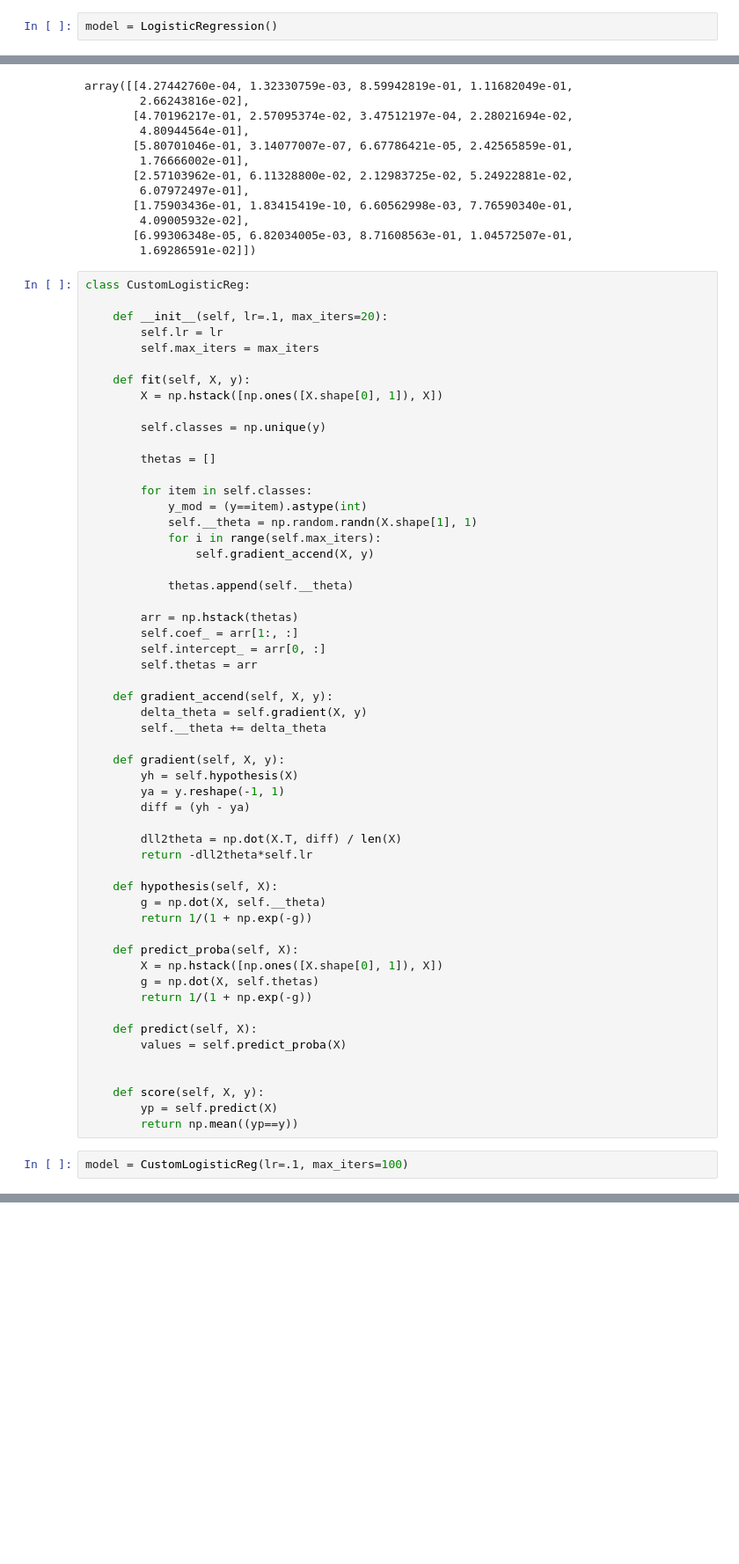
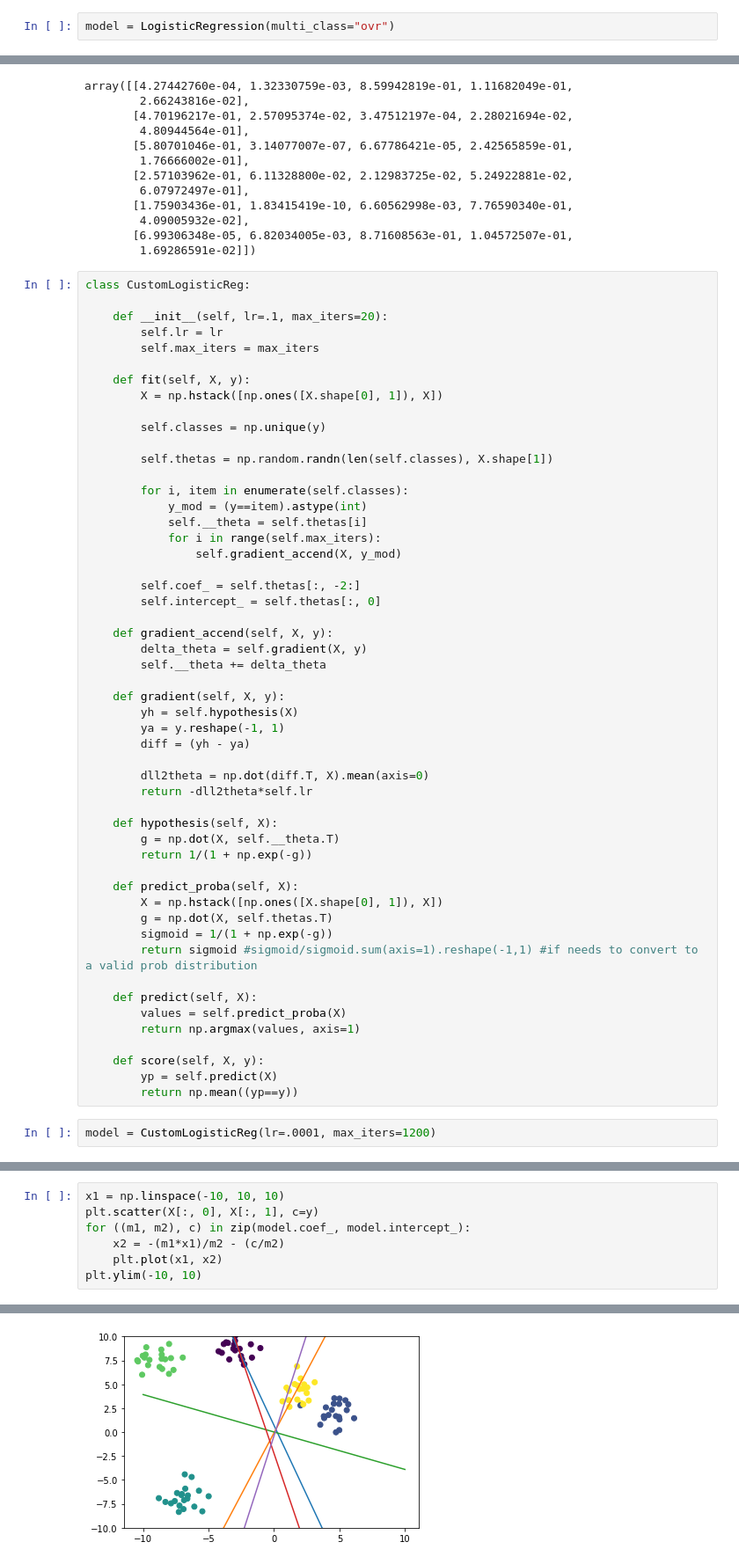
Before and after one commit to coding-blocks-archives/Data-Noida-2020-Jan, a Jupyter notebook: lecture_13/logistic impl multi.ipynb, the cells around one changed output, grey strips where cells are left out. Shown: that part at 88% size. Cells and saved outputs as stored; diff of their text form; blank space fills up the shorter version.

Commit message:
updated multiclass-logistic-regression notebook (#2)
* updated multiclass-logistic-regression

* Add files via upload

* Add files via upload

```diff
--- a/lecture_13/logistic impl multi.ipynb
+++ b/lecture_13/logistic impl multi.ipynb
@@ -17,7 +17,7 @@ X.shape
 # %%
 from sklearn.linear_model import LogisticRegression
 # %%
-model = LogisticRegression()
+model = LogisticRegression(multi_class="ovr")
 # %%
 model.fit(X, y)
 # %% [output]
@@ -64,20 +64,16 @@ class CustomLogisticReg:
 
         self.classes = np.unique(y)
 
-        thetas = []
+        self.thetas = np.random.randn(len(self.classes), X.shape[1])
 
-        for item in self.classes:
+        for i, item in enumerate(self.classes):
             y_mod = (y==item).astype(int)
-            self.__theta = np.random.randn(X.shape[1], 1)
+            self.__theta = self.thetas[i]
             for i in range(self.max_iters):
-                self.gradient_accend(X, y)
+                self.gradient_accend(X, y_mod)
 
-            thetas.append(self.__theta)
-
-        arr = np.hstack(thetas)
-        self.coef_ = arr[1:, :]
-        self.intercept_ = arr[0, :]
-        self.thetas = arr
+        self.coef_ = self.thetas[:, -2:]
+        self.intercept_ = self.thetas[:, 0]
 
     def gradient_accend(self, X, y):
         delta_theta = self.gradient(X, y)
@@ -88,26 +84,27 @@ class CustomLogisticReg:
         ya = y.reshape(-1, 1)
         diff = (yh - ya)
 
-        dll2theta = np.dot(X.T, diff) / len(X)
+        dll2theta = np.dot(diff.T, X).mean(axis=0)
         return -dll2theta*self.lr
 
     def hypothesis(self, X):
-        g = np.dot(X, self.__theta)
+        g = np.dot(X, self.__theta.T)
         return 1/(1 + np.exp(-g))
 
     def predict_proba(self, X):
         X = np.hstack([np.ones([X.shape[0], 1]), X])
-        g = np.dot(X, self.thetas)
-        return 1/(1 + np.exp(-g))
+        g = np.dot(X, self.thetas.T)
+        sigmoid = 1/(1 + np.exp(-g))
+        return sigmoid #sigmoid/sigmoid.sum(axis=1).reshape(-1,1) #if needs to convert to a valid prob distribution
 
     def predict(self, X):
         values = self.predict_proba(X)
-
+        return np.argmax(values, axis=1)
 
     def score(self, X, y):
         yp = self.predict(X)
         return np.mean((yp==y))
 # %%
-model = CustomLogisticReg(lr=.1, max_iters=100)
+model = CustomLogisticReg(lr=.0001, max_iters=1200)
 # %%
 model.fit(X, y)
@@ -115,0 +111,8 @@ model.fit(X, y)
+# %%
+x1 = np.linspace(-10, 10, 10)
+plt.scatter(X[:, 0], X[:, 1], c=y)
+for ((m1, m2), c) in zip(model.coef_, model.intercept_):
+    x2 = -(m1*x1)/m2 - (c/m2)
+    plt.plot(x1, x2)
+plt.ylim(-10, 10)
+# %% [output]
@@ -116,3 +120,4 @@ model.fit(X, y)
+[figure, added]
 # %%
 model.intercept_
 # %% [output]
```
Also changed, not shown: parts of 8 cells of this notebook, 4 other files.
